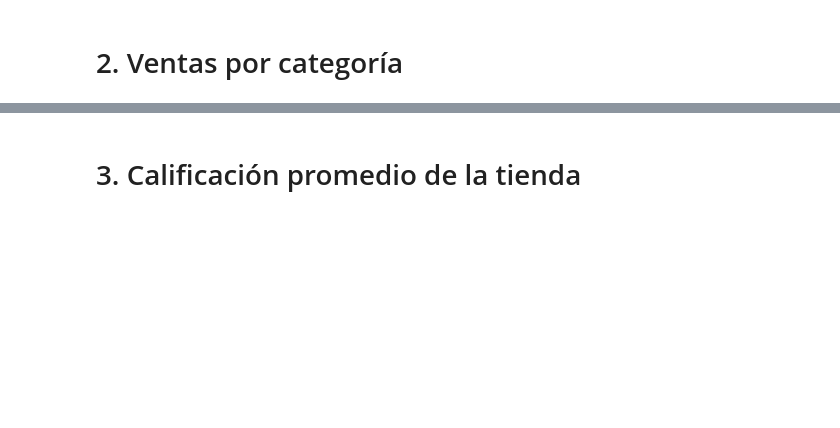
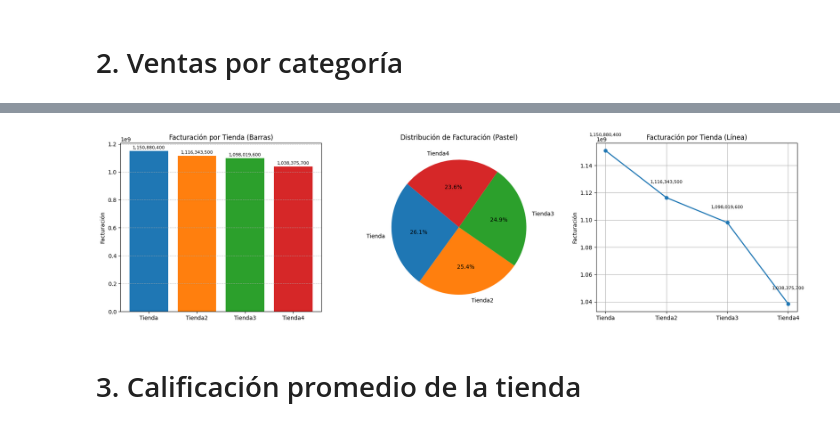
Before and after one commit to clopezv/alura-challenge-14-04-2025, a Jupyter notebook: AluraStoreLatam.ipynb, the cells around one changed output, grey strips where cells are left out. Saved outputs shown, nothing was run; the diff lists cells and outputs as text; code cells hidden in the pictures; blank space fills up the shorter version.

```diff
--- a/AluraStoreLatam.ipynb
+++ b/AluraStoreLatam.ipynb
@@ -129,0 +296,89 @@ Top categorías en Tienda 2:
+# %%
+import pandas as pd
+
+url = "https://raw.githubusercontent.com/alura-es-cursos/challenge1-data-science-latam/refs/heads/main/base-de-datos-challenge1-latam/tienda_1%20.csv"
+url2 = "https://raw.githubusercontent.com/alura-es-cursos/challenge1-data-science-latam/refs/heads/main/base-de-datos-challenge1-latam/tienda_2.csv"
+url3 = "https://raw.githubusercontent.com/alura-es-cursos/challenge1-data-science-latam/refs/heads/main/base-de-datos-challenge1-latam/tienda_3.csv"
+url4 = "https://raw.githubusercontent.com/alura-es-cursos/challenge1-data-science-latam/refs/heads/main/base-de-datos-challenge1-latam/tienda_4.csv"
+
+tienda = pd.read_csv(url)
+tienda2 = pd.read_csv(url2)
+tienda3 = pd.read_csv(url3)
+tienda4 = pd.read_csv(url4)
+tienda.head()
+def obtener_top_categorias(df, n=3):
+    # Agrupar por categoría y sumar las ventas
+    categorias_vendidas = df.groupby('Categoría del Producto')['Precio'].sum().reset_index()
+    #print(f"top_tienda2 prueba: {categorias_vendidas}")
+    # Ordenar y seleccionar las n categorías más vendidas
+    top_categorias = categorias_vendidas.sort_values(by='Precio', ascending=False).head(n)
+    return top_categorias
+
+# Obtener las categorías más vendidas para cada tienda
+top_tienda = obtener_top_categorias(tienda)
+top_tienda2 = obtener_top_categorias(tienda2)
+top_tienda3 = obtener_top_categorias(tienda3)
+top_tienda4 = obtener_top_categorias(tienda4)
+#print(f"top_tienda2 prueba: {top_tienda2}")
+print("*" * 50)
+# Aplicar el formateo a la columna de ventas
+
+
+# Función para formatear las cifras
+def formatear_cifras(valor):
+    print(f"top_tienda2 prueba*****: {valor}")
+    return f"{valor:,.0f}"
+
+#datos grafico
+#graf_tienda['valor1', 'valor2', 'valor3', 'valor4'] = [1150880400, 1116343500, 1098019600, 1038375700]
+#
+
+# Aplicar el formateo a la columna de ventas
+top_tienda['Precio'] = top_tienda['Precio'].apply(formatear_cifras)
+top_tienda2['Precio'] = top_tienda2['Precio'].apply(formatear_cifras)
+top_tienda3['Precio'] = top_tienda3['Precio'].apply(formatear_cifras)
+top_tienda4['Precio'] = top_tienda4['Precio'].apply(formatear_cifras)
+
+# Mostrar los resultados
+print("Top categorías en Tienda 1:")
+print(top_tienda)
+print("\nTop categorías en Tienda 2:")
+print(top_tienda2)
+print("\nTop categorías en Tienda 3:")
+print(top_tienda3)
+print("\nTop categorías en Tienda 4:")
+print(top_tienda4)
+
+# Datos
+tiendas = ['Tienda', 'Tienda2', 'Tienda3', 'Tienda4']
+#facturacion = [top_tienda['Precio'], top_tienda2['Precio'], top_tienda3['Precio'], top_tienda4['Precio']]
+facturacion = [1150880400, 1116343500, 1098019600, 1038375700]
+colores = ['#1f77b4', '#ff7f0e', '#2ca02c', '#d62728']  # Azul, Naranja, Verde, Rojo
+# Crear figura con 3 subplots
+fig, axs = plt.subplots(1, 3, figsize=(18, 5))
+
+# Gráfico 1: Barras con valores
+axs[0].bar(tiendas, facturacion, color=colores)
+axs[0].set_title('Facturación por Tienda (Barras)')
+axs[0].set_ylabel('Facturación')
+axs[0].grid(axis='y', linestyle='--', alpha=0.7)
+# Mostrar valores sobre las barras
+for i, valor in enumerate(facturacion):
+    axs[0].text(i, valor + 10_000_000, f'{valor:,}', ha='center', va='bottom', fontsize=8)
+
+# Gráfico 2: Pastel
+axs[1].pie(facturacion, labels=tiendas, colors=colores, autopct='%1.1f%%', startangle=140)
+axs[1].set_title('Distribución de Facturación (Pastel)')
+
+# Gráfico 3: Línea con valores
+axs[2].plot(tiendas, facturacion, marker='o', linestyle='-', color='#1f77b4', linewidth=2)
+axs[2].set_title('Facturación por Tienda (Línea)')
+axs[2].set_ylabel('Facturación')
+axs[2].grid(True)
+# Mostrar valores sobre los puntos
+for i, valor in enumerate(facturacion):
+    axs[2].text(i, valor + 10_000_000, f'{valor:,}', ha='center', va='bottom', fontsize=8)
+
+plt.tight_layout()
+plt.show()
+# %% [output]
@@ -130,3 +402,4 @@ Top categorías en Tienda 2:
+[figure, added]
 # %% [markdown]
 # 3. Calificación promedio de la tienda
 # %%
```
Also changed, not shown: parts of 7 cells of this notebook.
